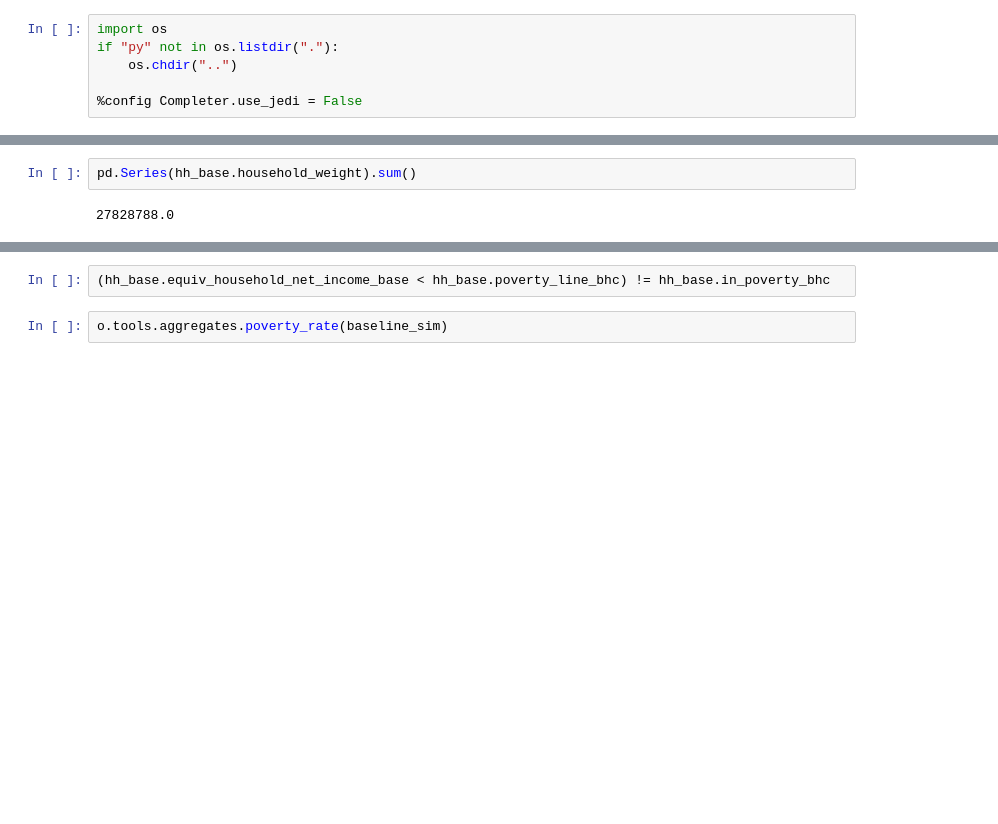
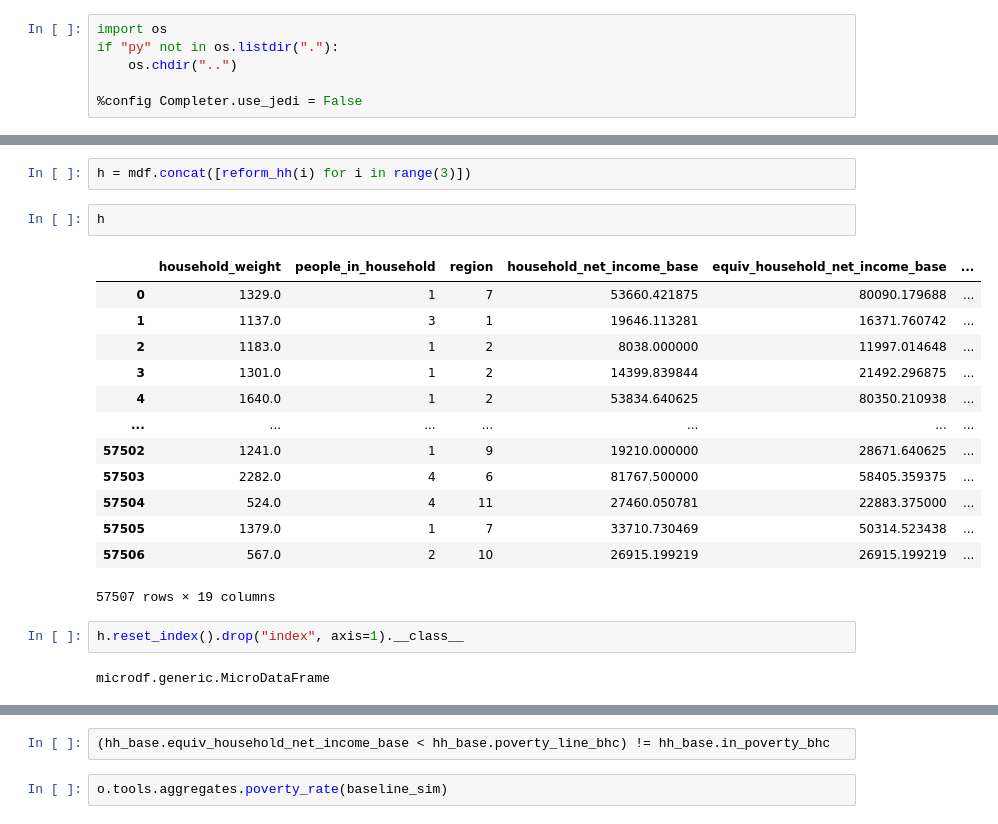
Before and after one commit to UBICenter/uk, a Jupyter notebook: jb/scratch.ipynb, the cells around one changed output, grey strips where cells are left out. Cells and saved outputs as stored; diff of their text form; blank space fills up the shorter version.

Commit message:
More data and charts, starting on map

```diff
--- a/jb/scratch.ipynb
+++ b/jb/scratch.ipynb
@@ -118,4 +212,22 @@ def reform_hh(i):
-# %%
-pd.Series(hh_base.household_weight).sum()
-# %% [output]
-27828788.0
+# %%
+h = mdf.concat([reform_hh(i) for i in range(3)])
+# %%
+h
+# %% [output]
+|  | household_weight | people_in_household | region | household_net_income_base | equiv_household_net_income_base | ... |
+| 0 | 1329.0 | 1 | 7 | 53660.421875 | 80090.179688 | ... |
+| 1 | 1137.0 | 3 | 1 | 19646.113281 | 16371.760742 | ... |
+| 2 | 1183.0 | 1 | 2 | 8038.000000 | 11997.014648 | ... |
+| 3 | 1301.0 | 1 | 2 | 14399.839844 | 21492.296875 | ... |
+| 4 | 1640.0 | 1 | 2 | 53834.640625 | 80350.210938 | ... |
+| ... | ... | ... | ... | ... | ... | ... |
+| 57502 | 1241.0 | 1 | 9 | 19210.000000 | 28671.640625 | ... |
+| 57503 | 2282.0 | 4 | 6 | 81767.500000 | 58405.359375 | ... |
+| 57504 | 524.0 | 4 | 11 | 27460.050781 | 22883.375000 | ... |
+| 57505 | 1379.0 | 1 | 7 | 33710.730469 | 50314.523438 | ... |
+| 57506 | 567.0 | 2 | 10 | 26915.199219 | 26915.199219 | ... |
+57507 rows × 19 columns
+# %%
+h.reset_index().drop("index", axis=1).__class__
+# %% [output]
+microdf.generic.MicroDataFrame
```
Also changed, not shown: parts of 15 cells of this notebook, 2 other files.
